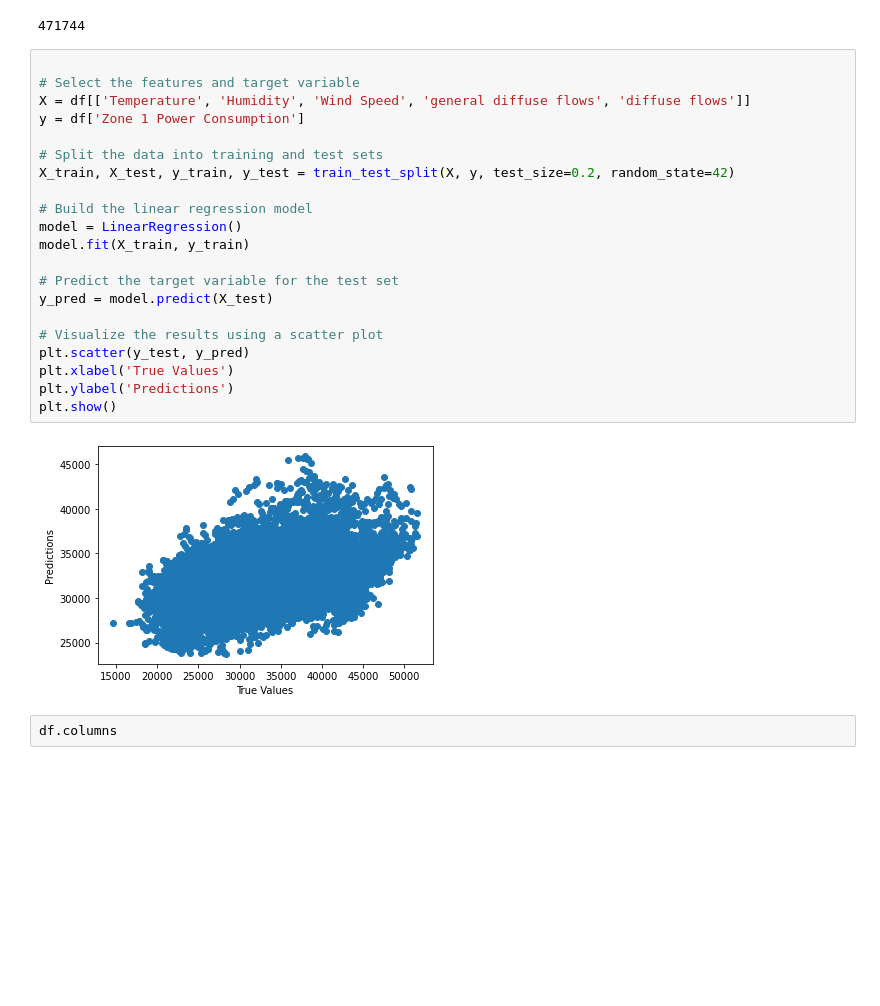
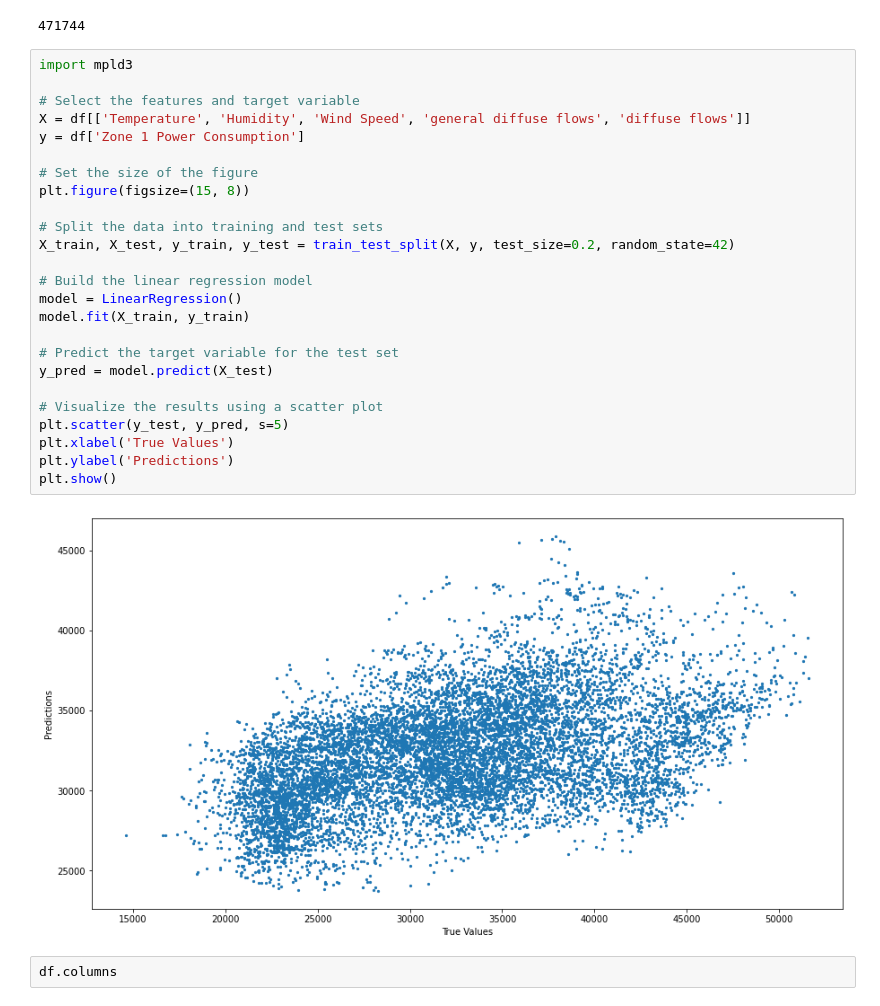
Before and after one commit to Chuka-J-Uzo/Regression_Analysis_PowerConsumption_Data, a Jupyter notebook: Regression_model_Energy_Consumption.ipynb, the cells around one changed output. Saved outputs shown, nothing was run; the diff lists cells and outputs as text; blank space fills up the shorter version.

```diff
--- a/Regression_model_Energy_Consumption.ipynb
+++ b/Regression_model_Energy_Consumption.ipynb
@@ -33,28 +34,32 @@ df.size
 # %% [output]
 471744
 # %%
+import mpld3
 
 # Select the features and target variable
 X = df[['Temperature', 'Humidity', 'Wind Speed', 'general diffuse flows', 'diffuse flows']]
 y = df['Zone 1 Power Consumption']
+
+# Set the size of the figure
+plt.figure(figsize=(15, 8))
 
 # Split the data into training and test sets
 X_train, X_test, y_train, y_test = train_test_split(X, y, test_size=0.2, random_state=42)
 
 # Build the linear regression model
 model = LinearRegression()
 model.fit(X_train, y_train)
 
 # Predict the target variable for the test set
 y_pred = model.predict(X_test)
 
 # Visualize the results using a scatter plot
-plt.scatter(y_test, y_pred)
+plt.scatter(y_test, y_pred, s=5)
 plt.xlabel('True Values')
 plt.ylabel('Predictions')
 plt.show()
 # %% [output]
-[figure, old version]
+[figure, new version]
 # %%
 df.columns
 # %% [output]
```
Also changed, not shown: parts of 5 cells of this notebook.
